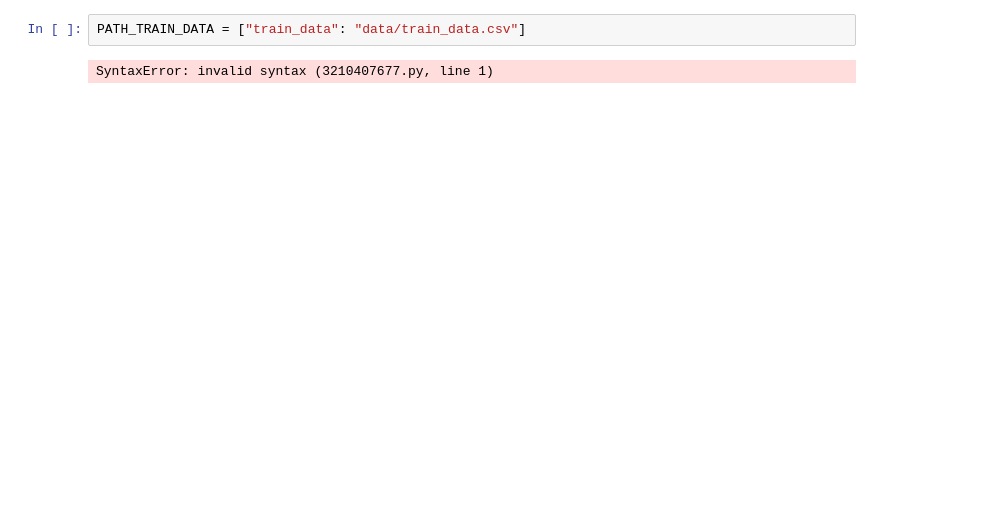
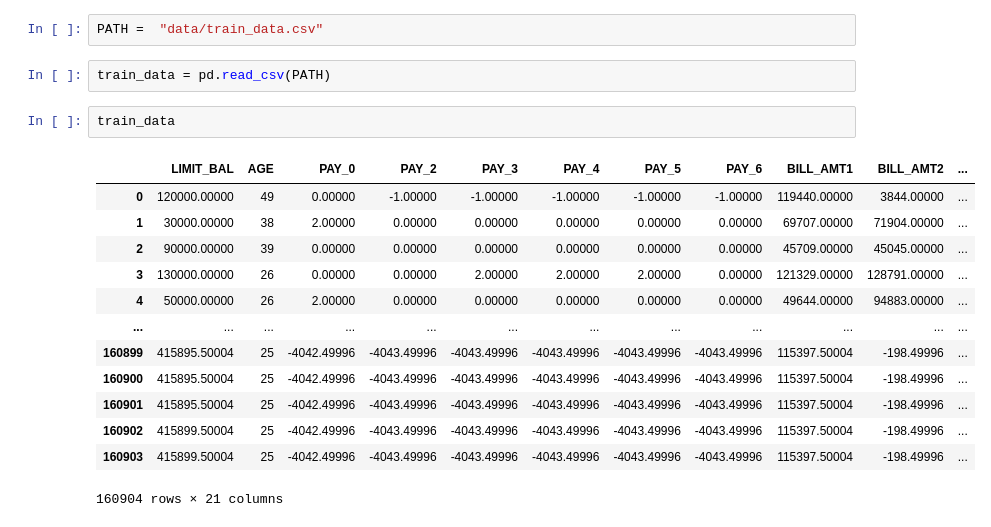
Before and after one commit to VMatti00/DV2607_assigment_p1, a Jupyter notebook: Untitled.ipynb, the cells around one changed output. Saved outputs shown, nothing was run; the diff lists cells and outputs as text; blank space fills up the shorter version.

```diff
--- a/Untitled.ipynb
+++ b/Untitled.ipynb
@@ -9,4 +5,20 @@ SyntaxError: invalid syntax (2494350585.py, line 1)
 # %%
-PATH_TRAIN_DATA = ["train_data": "data/train_data.csv"]
+PATH =  "data/train_data.csv"
-# %% [output]
-SyntaxError: invalid syntax (3210407677.py, line 1)
+# %%
+train_data = pd.read_csv(PATH)
+# %%
+train_data
+# %% [output]
+|  | LIMIT_BAL | AGE | PAY_0 | PAY_2 | PAY_3 | PAY_4 | PAY_5 | PAY_6 | BILL_AMT1 | BILL_AMT2 | ... |
+| 0 | 120000.00000 | 49 | 0.00000 | -1.00000 | -1.00000 | -1.00000 | -1.00000 | -1.00000 | 119440.00000 | 3844.00000 | ... |
+| 1 | 30000.00000 | 38 | 2.00000 | 0.00000 | 0.00000 | 0.00000 | 0.00000 | 0.00000 | 69707.00000 | 71904.00000 | ... |
+| 2 | 90000.00000 | 39 | 0.00000 | 0.00000 | 0.00000 | 0.00000 | 0.00000 | 0.00000 | 45709.00000 | 45045.00000 | ... |
+| 3 | 130000.00000 | 26 | 0.00000 | 0.00000 | 2.00000 | 2.00000 | 2.00000 | 0.00000 | 121329.00000 | 128791.00000 | ... |
+| 4 | 50000.00000 | 26 | 2.00000 | 0.00000 | 0.00000 | 0.00000 | 0.00000 | 0.00000 | 49644.00000 | 94883.00000 | ... |
+| ... | ... | ... | ... | ... | ... | ... | ... | ... | ... | ... | ... |
+| 160899 | 415895.50004 | 25 | -4042.49996 | -4043.49996 | -4043.49996 | -4043.49996 | -4043.49996 | -4043.49996 | 115397.50004 | -198.49996 | ... |
+| 160900 | 415895.50004 | 25 | -4042.49996 | -4043.49996 | -4043.49996 | -4043.49996 | -4043.49996 | -4043.49996 | 115397.50004 | -198.49996 | ... |
+| 160901 | 415895.50004 | 25 | -4042.49996 | -4043.49996 | -4043.49996 | -4043.49996 | -4043.49996 | -4043.49996 | 115397.50004 | -198.49996 | ... |
+| 160902 | 415899.50004 | 25 | -4042.49996 | -4043.49996 | -4043.49996 | -4043.49996 | -4043.49996 | -4043.49996 | 115397.50004 | -198.49996 | ... |
+| 160903 | 415899.50004 | 25 | -4042.49996 | -4043.49996 | -4043.49996 | -4043.49996 | -4043.49996 | -4043.49996 | 115397.50004 | -198.49996 | ... |
+160904 rows × 21 columns
```
Also changed, not shown: parts of 9 cells of this notebook, 3 other files.
